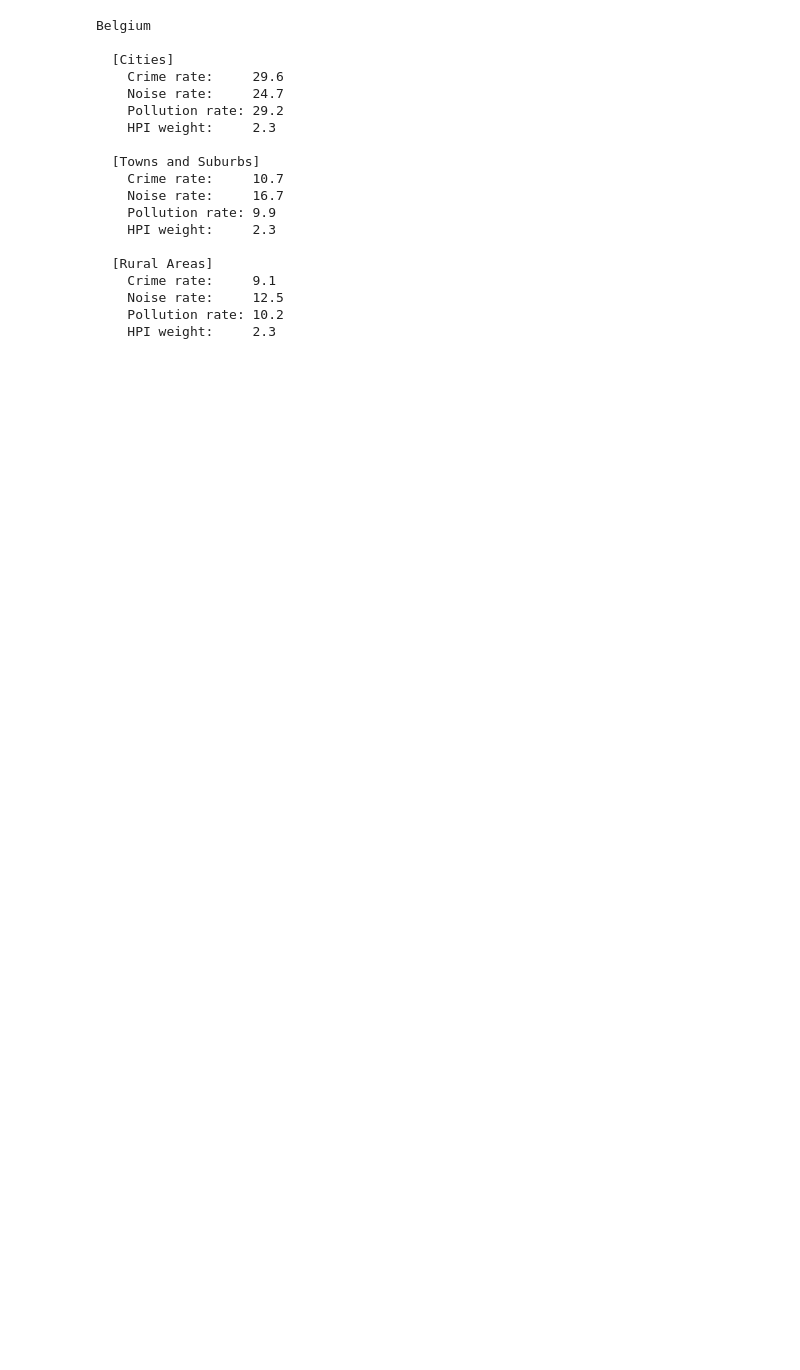
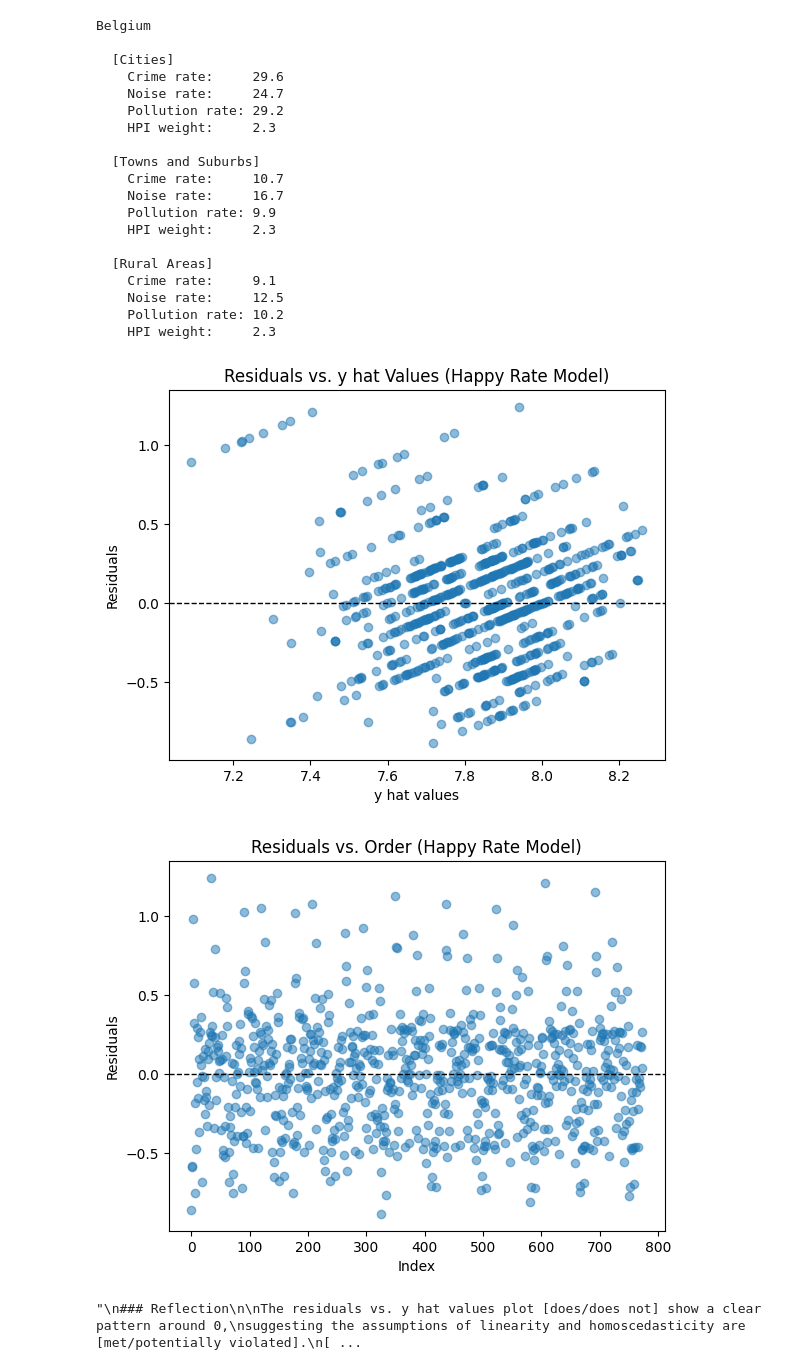
Before and after one commit to NEU-Khoury-DoC/26su-DoC-Project-Template, a Jupyter notebook: api/backend/ml_models/raw_project_models/student_linreg_final.ipynb, the cells around one changed output. Saved outputs shown, nothing was run; the diff lists cells and outputs as text; code cells hidden in the pictures; blank space fills up the shorter version.

```diff
--- a/api/backend/ml_models/raw_project_models/student_linreg_final.ipynb
+++ b/api/backend/ml_models/raw_project_models/student_linreg_final.ipynb
@@ -360,3 +359,65 @@ Belgium
     Noise rate:     12.5
     Pollution rate: 10.2
     HPI weight:     2.3
+# %%
+# CODE CELL 1 — get residuals from full dataset
+# ============================================================
+X_full = np.array(df[cols]).astype(float)
+y      = np.array(df['happy_rate'])
+
+# fit b on full scaled data for assumption checks
+X_full_scaled = scaler.transform(X_full)
+b_full = line_of_best_fit(X_full_scaled, y)
+full_results = linreg_predict(X_full_scaled, y, b_full)
+
+ypreds = full_results['ypreds']
+resids = full_results['resids']
+
+# ============================================================
+# CODE CELL 2 — plot 1: residuals vs fitted values
+#               checks linearity and homoscedasticity
+# ============================================================
+
+plt.scatter(ypreds, resids, alpha=0.5)
+plt.axhline(0, color='black', linestyle='--', linewidth=1)
+plt.xlabel('y hat values')
+plt.ylabel('Residuals')
+plt.title('Residuals vs. y hat Values (Happy Rate Model)')
+plt.show()
+
+# ============================================================
+# CODE CELL 3 — plot 2: residuals vs order
+#               checks autocorrelation
+# ============================================================
+
+plt.scatter(range(len(X_full)), resids, alpha=0.5)
+plt.axhline(0, color='black', linestyle='--', linewidth=1)
+plt.xlabel('Index')
+plt.ylabel('Residuals')
+plt.title('Residuals vs. Order (Happy Rate Model)')
+plt.show()
+
+# ============================================================
+# MARKDOWN CELL — reflection (fill in after running)
+# ============================================================
+"""
+### Reflection
+
+The residuals vs. y hat values plot [does/does not] show a clear pattern around 0,
+suggesting the assumptions of linearity and homoscedasticity are [met/potentially violated].
+[If there is a funnel shape, note heteroscedasticity. If roughly random, note it looks okay.]
+
+The residuals vs. order plot [does/does not] show a consistent trend across the index,
+suggesting autocorrelation is [not a major concern / potentially present].
+[Note any visible drift or pattern in the residuals over the ordered observations.]
+
+Overall, the model [appears reasonably valid / has some assumption violations] for predicting
+life satisfaction from housing conditions. Given that the dataset only contains ~30 countries
+averaged across 3 years, the small sample size may be limiting the model's ability to fully
+satisfy all assumptions. Adding more countries, additional years, or further feature
+engineering could improve both the fit and the assumption checks.
+"""
+# %% [output]
+[figure, added]
+[figure, added]
+"\n### Reflection\n\nThe residuals vs. y hat values plot [does/does not] show a clear pattern around 0,\nsuggesting the assumptions of linearity and homoscedasticity are [met/potentially violated].\n[ ...
```
Also changed, not shown: parts of 5 cells of this notebook, 2 other files.
